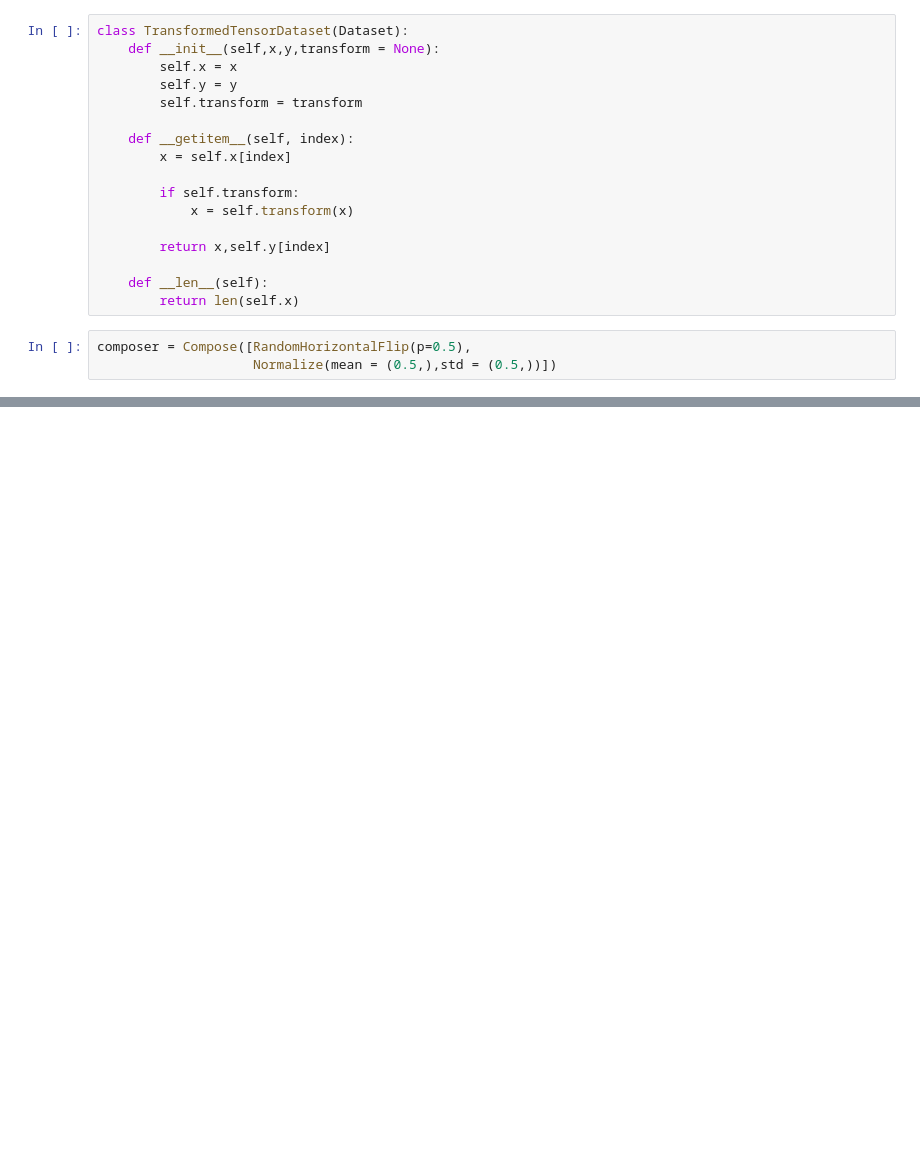
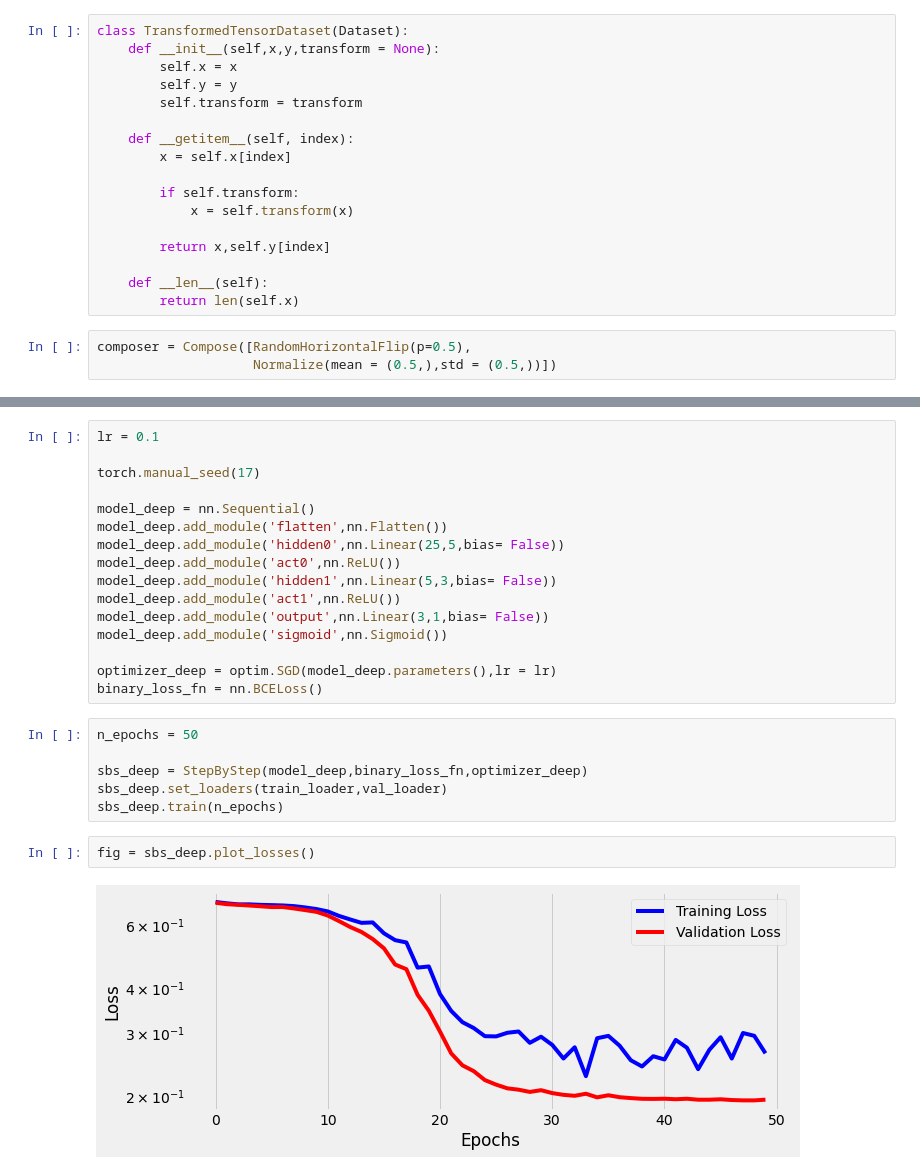
Before and after one commit to Rit-ctrl/Pytorch-repo, a Jupyter notebook: Pytorch-step-by-step/Chap_04.ipynb, the cells around one changed output, grey strips where cells are left out. Drawn from its saved outputs; the diff is of its cells as text; blank space fills up the shorter version.

```diff
--- a/Pytorch-step-by-step/Chap_04.ipynb
+++ b/Pytorch-step-by-step/Chap_04.ipynb
@@ -200,0 +415,26 @@ dataset = TransformedTensorDataset(x_tensor,y_tensor,composer)
+# %%
+lr = 0.1
+
+torch.manual_seed(17)
+
+model_deep = nn.Sequential()
+model_deep.add_module('flatten',nn.Flatten())
+model_deep.add_module('hidden0',nn.Linear(25,5,bias= False))
+model_deep.add_module('act0',nn.ReLU())
+model_deep.add_module('hidden1',nn.Linear(5,3,bias= False))
+model_deep.add_module('act1',nn.ReLU())
+model_deep.add_module('output',nn.Linear(3,1,bias= False))
+model_deep.add_module('sigmoid',nn.Sigmoid())
+
+optimizer_deep = optim.SGD(model_deep.parameters(),lr = lr)
+binary_loss_fn = nn.BCELoss()
+# %%
+n_epochs = 50
+
+sbs_deep = StepByStep(model_deep,binary_loss_fn,optimizer_deep)
+sbs_deep.set_loaders(train_loader,val_loader)
+sbs_deep.train(n_epochs)
+# %%
+fig = sbs_deep.plot_losses()
+# %% [output]
+[figure, added]
```
Also changed, not shown: parts of 36 cells of this notebook, 2 other files.
